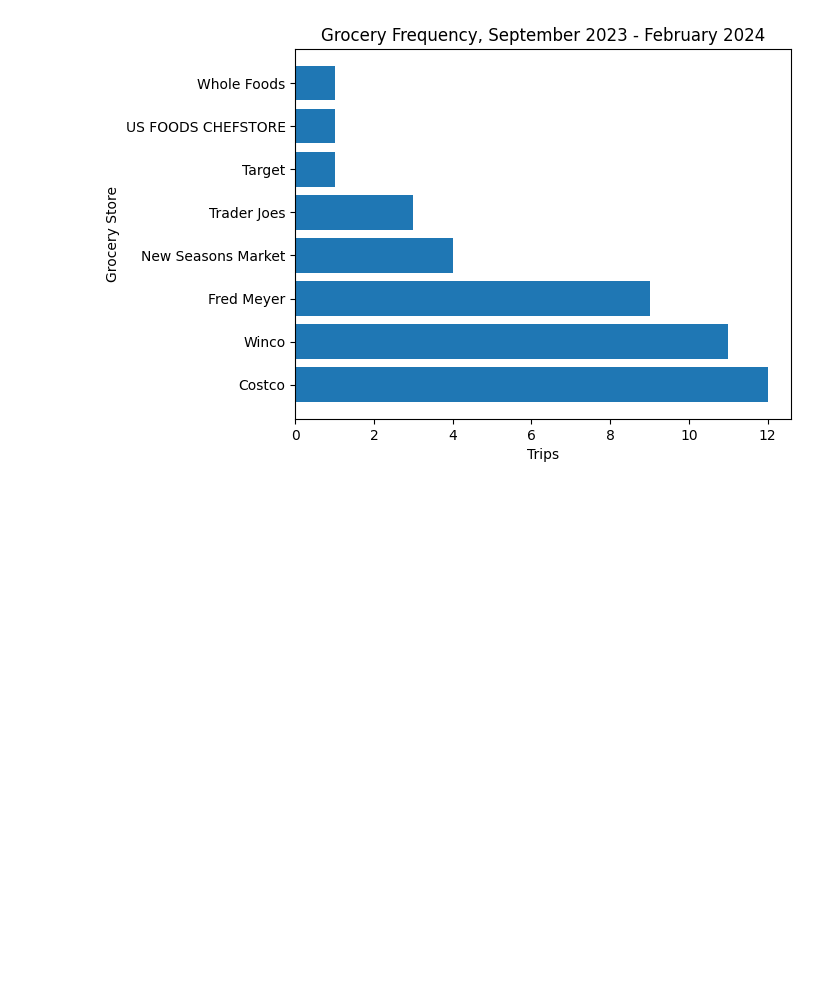
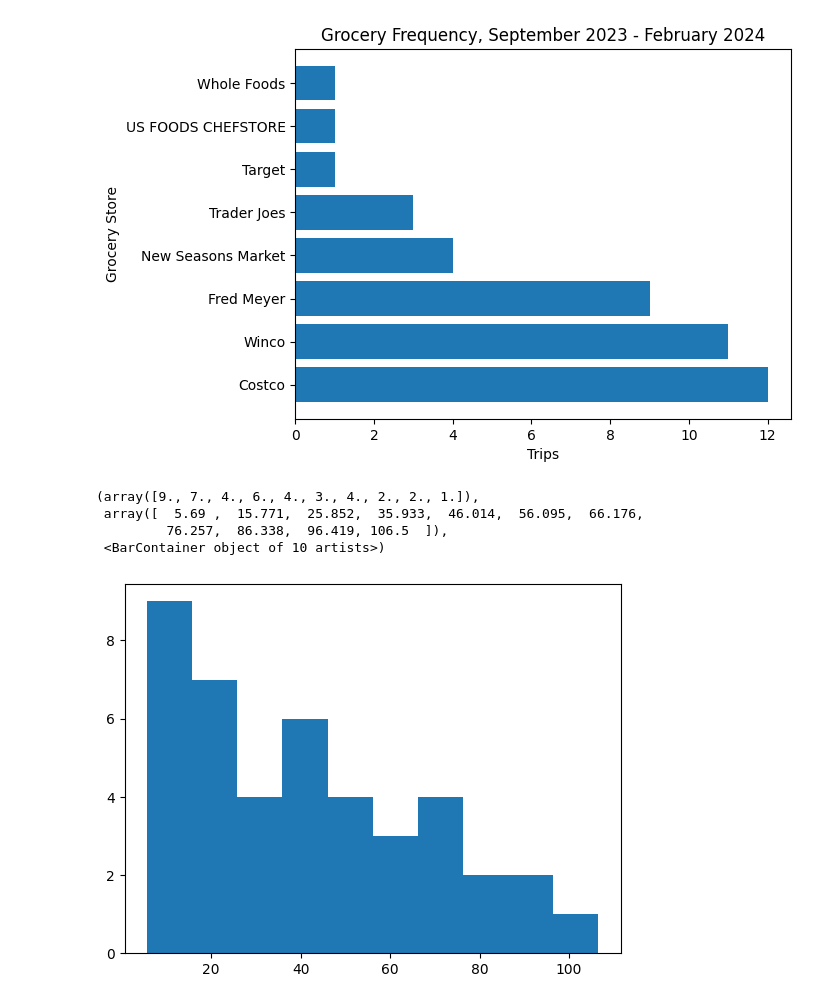
Before and after one commit to chanks06/grocery-db, a Jupyter notebook: analysis.ipynb, the cells around one changed output. Drawn from its saved outputs; the diff is of its cells as text; code cells hidden in the pictures; blank space fills up the shorter version.

```diff
--- a/analysis.ipynb
+++ b/analysis.ipynb
@@ -67,3 +81,12 @@ plt.title('Grocery Frequency, September 2023 - February 2024')
 # %% [output]
 Text(0.5, 1.0, 'Grocery Frequency, September 2023 - February 2024')
 [figure]
+# %%
+plt.hist(trips['total_cost'])
+# most of the trips were 40 dollars and under
+# %% [output]
+(array([9., 7., 4., 6., 4., 3., 4., 2., 2., 1.]),
+ array([  5.69 ,  15.771,  25.852,  35.933,  46.014,  56.095,  66.176,
+         76.257,  86.338,  96.419, 106.5  ]),
+ <BarContainer object of 10 artists>)
+[figure, added]
```
Also changed, not shown: parts of 26 cells of this notebook, 1 other file.
